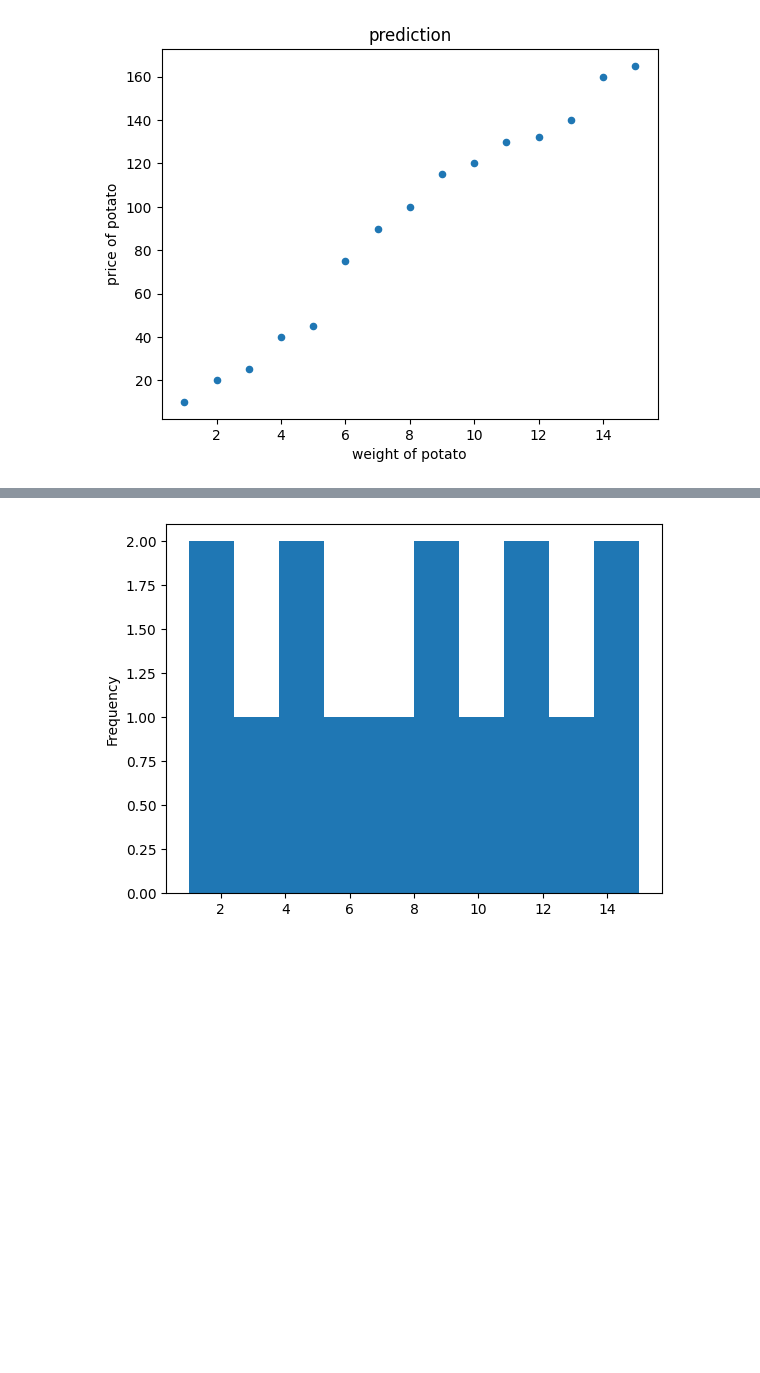
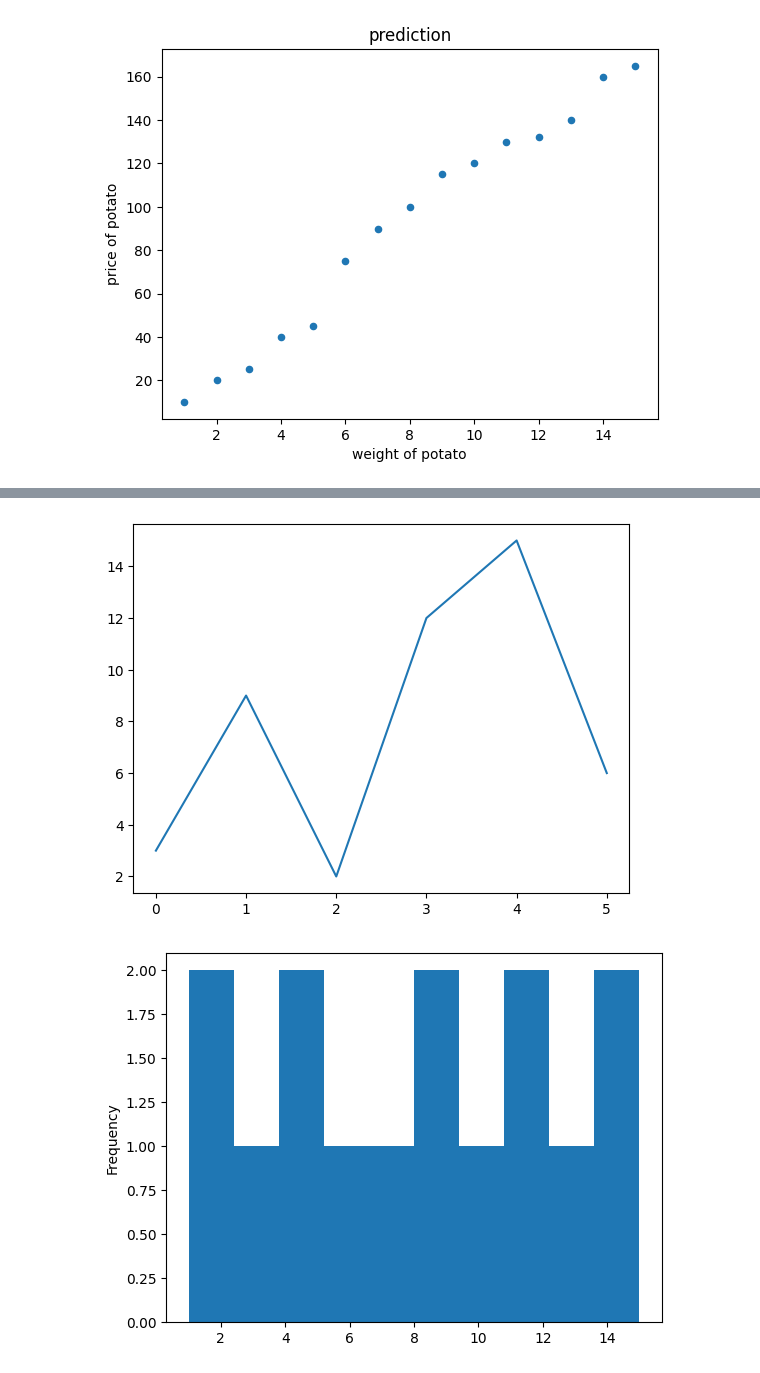
Before and after one commit to tabassum-laz/Artificial-Intelligence-Lab, a Jupyter notebook: AI_lab3.ipynb, the cells around one changed output, grey strips where cells are left out. Cells and saved outputs as stored; diff of their text form; code cells hidden in the pictures; blank space fills up the shorter version.

```diff
--- a/AI_lab3.ipynb
+++ b/AI_lab3.ipynb
@@ -75,3 +97,9 @@ plt.show()
+# %%
+xpoints = np.array([3,9,2,12,15,6])
+plt.plot(xpoints)
+plt.show()
+# %% [output]
+[figure, added]
 # %%
 df["weight"].plot(kind = 'hist')
 plt.show()
```
Also changed, not shown: parts of 24 cells of this notebook.
